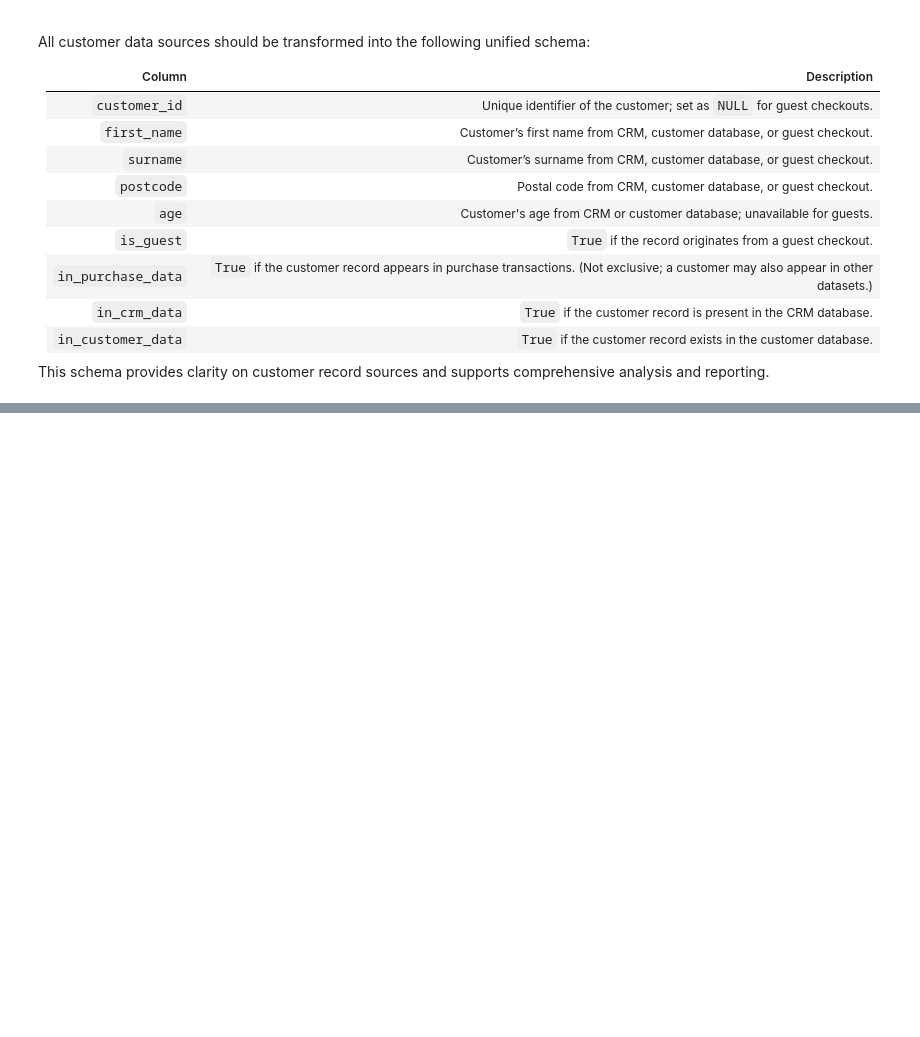
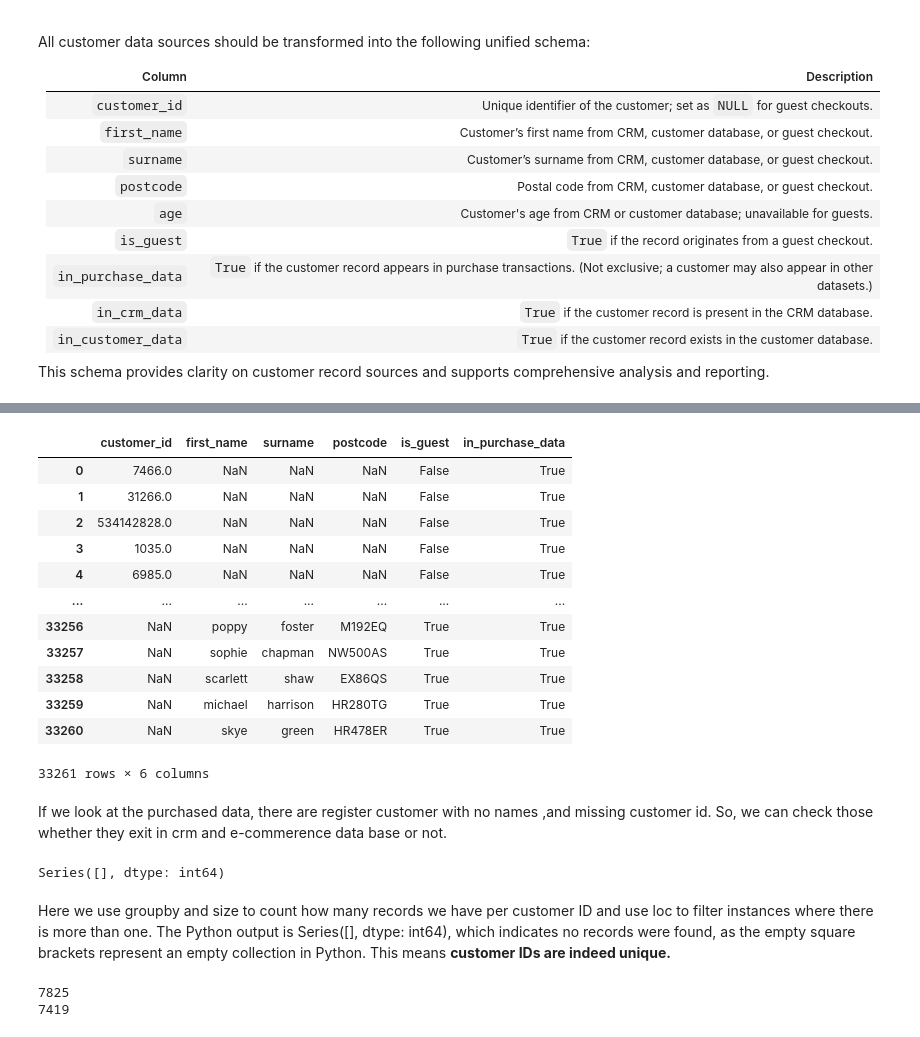
Before and after one commit to KhaingSuThway/Knowing_the_Customer, a Jupyter notebook: notebooks/exploring_data.ipynb, the cells around one changed output, grey strips where cells are left out. Cells and saved outputs as stored; diff of their text form; code cells hidden in the pictures; blank space fills up the shorter version.

```diff
--- a/notebooks/exploring_data.ipynb
+++ b/notebooks/exploring_data.ipynb
@@ -255,0 +316,4 @@ This schema provides clarity on customer record sources and supports comprehensi
+# %%
+purchased_customers=pd.concat([non_guests,guests],axis=0,ignore_index=True)
+print(purchased_customers.shape)
+purchased_customers.tail()
@@ -255,0 +328,3 @@ This schema provides clarity on customer record sources and supports comprehensi
+# %%
+purchased_customers['is_guest']=purchased_customers['is_guest'].fillna(False)
+purchased_customers.tail()
@@ -255,0 +338,5 @@ This schema provides clarity on customer record sources and supports comprehensi
+# %%
+#change the column name to be consistent with the CRM data
+new_column_name=['customer_id','first_name','surname','postcode','is_guest']
+purchased_customers=purchased_customers.set_axis(new_column_name,axis=1)
+purchased_customers.head()
@@ -255,0 +350,3 @@ This schema provides clarity on customer record sources and supports comprehensi
+# %%
+purchased_customers['in_purchase_data']=True
+purchased_customers.head()
@@ -255,0 +360,33 @@ This schema provides clarity on customer record sources and supports comprehensi
+# %%
+for col in ['first_name','surname']:
+    purchased_customers[col]=purchased_customers[col].str.lower().str.strip()
+purchased_customers['postcode']=purchased_customers['postcode'].str.strip()
+purchased_customers
+# %% [output]
+|  | customer_id | first_name | surname | postcode | is_guest | in_purchase_data |
+| 0 | 7466.0 | NaN | NaN | NaN | False | True |
+| 1 | 31266.0 | NaN | NaN | NaN | False | True |
+| 2 | 534142828.0 | NaN | NaN | NaN | False | True |
+| 3 | 1035.0 | NaN | NaN | NaN | False | True |
+| 4 | 6985.0 | NaN | NaN | NaN | False | True |
+| ... | ... | ... | ... | ... | ... | ... |
+| 33256 | NaN | poppy | foster | M192EQ | True | True |
+| 33257 | NaN | sophie | chapman | NW500AS | True | True |
+| 33258 | NaN | scarlett | shaw | EX86QS | True | True |
+| 33259 | NaN | michael | harrison | HR280TG | True | True |
+| 33260 | NaN | skye | green | HR478ER | True | True |
+33261 rows × 6 columns
+# %% [markdown]
+If we look at the purchased data, there are register customer with no names ,and missing customer id. So, we can check those whether they exit in crm and e-commerence data base or not.
+# %%
+data_from_crm.groupby('customer_id').size().loc[lambda x:x>1]
+# %% [output]
+Series([], dtype: int64)
+# %% [markdown]
+Here we use groupby and size to count how many records we have per customer ID and use loc to filter instances where there is more than one. The Python output is Series([], dtype: int64), which indicates no records were found, as the empty square brackets represent an empty collection in Python. This means **customer IDs are indeed unique.**
+# %%
+print(len(data_from_crm))
+print(len(data_from_crm.drop(columns="customer_id").drop_duplicates()))
+# %% [output]
+7825
+7419
```
Also changed, not shown: parts of 22 cells of this notebook.
